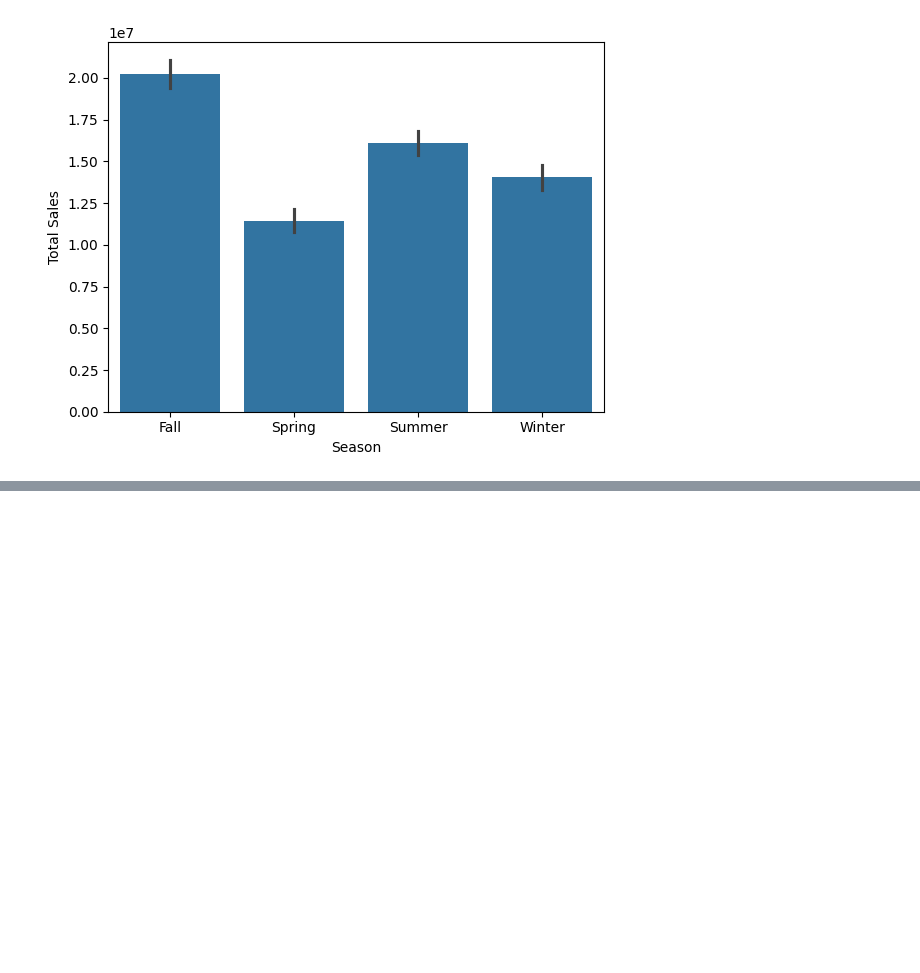
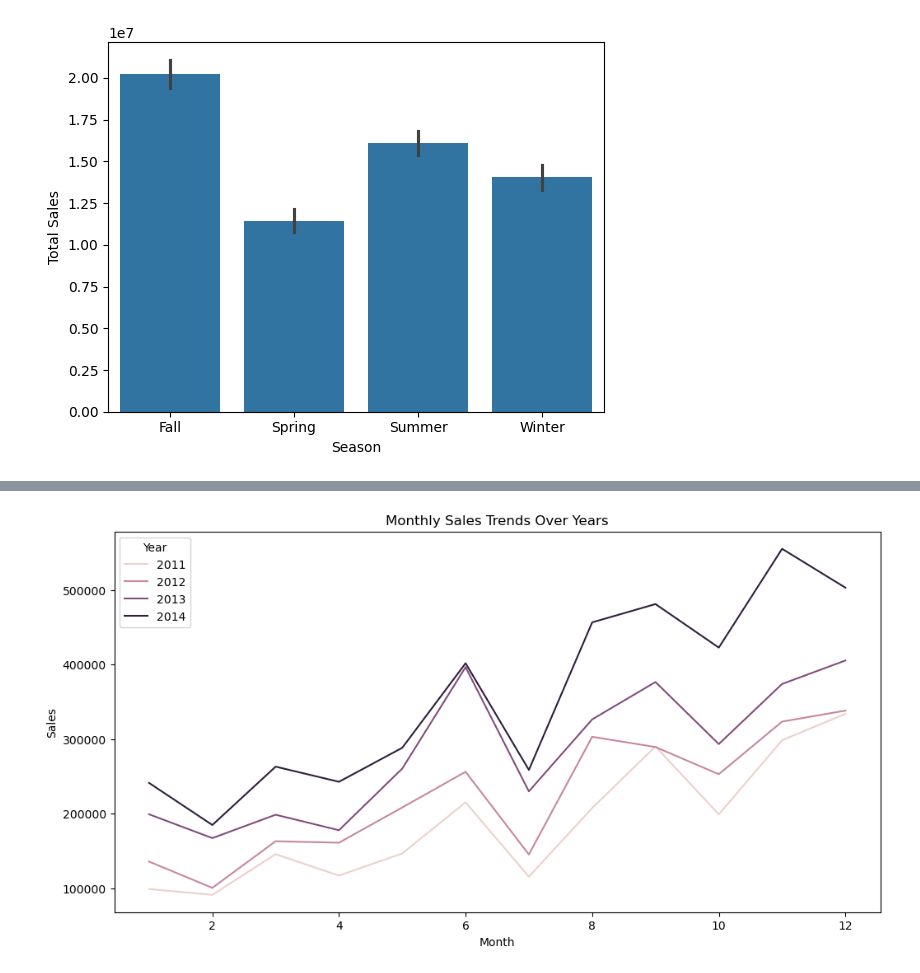
Before and after one commit to MohamedElbadawy1/Sales-and-Demand-Forecasting, a Jupyter notebook: SalesForecasting.ipynb, the cells around one changed output, grey strips where cells are left out. Saved outputs shown, nothing was run; the diff lists cells and outputs as text; code cells hidden in the pictures; blank space fills up the shorter version.

```diff
--- a/SalesForecasting.ipynb
+++ b/SalesForecasting.ipynb
@@ -729,0 +981,10 @@ plt.show()
+# %%
+monthly_sales = sales.groupby(['Year', 'Month'])['Sales'].sum().reset_index()
+plt.figure(figsize=(12, 6))
+sns.lineplot(data=monthly_sales, x='Month', y='Sales', hue='Year')
+plt.title('Monthly Sales Trends Over Years')
+plt.xlabel('Month')
+plt.ylabel('Sales')
+plt.show()
+# %% [output]
+[figure, added]
```
Also changed, not shown: parts of 31 cells of this notebook.
